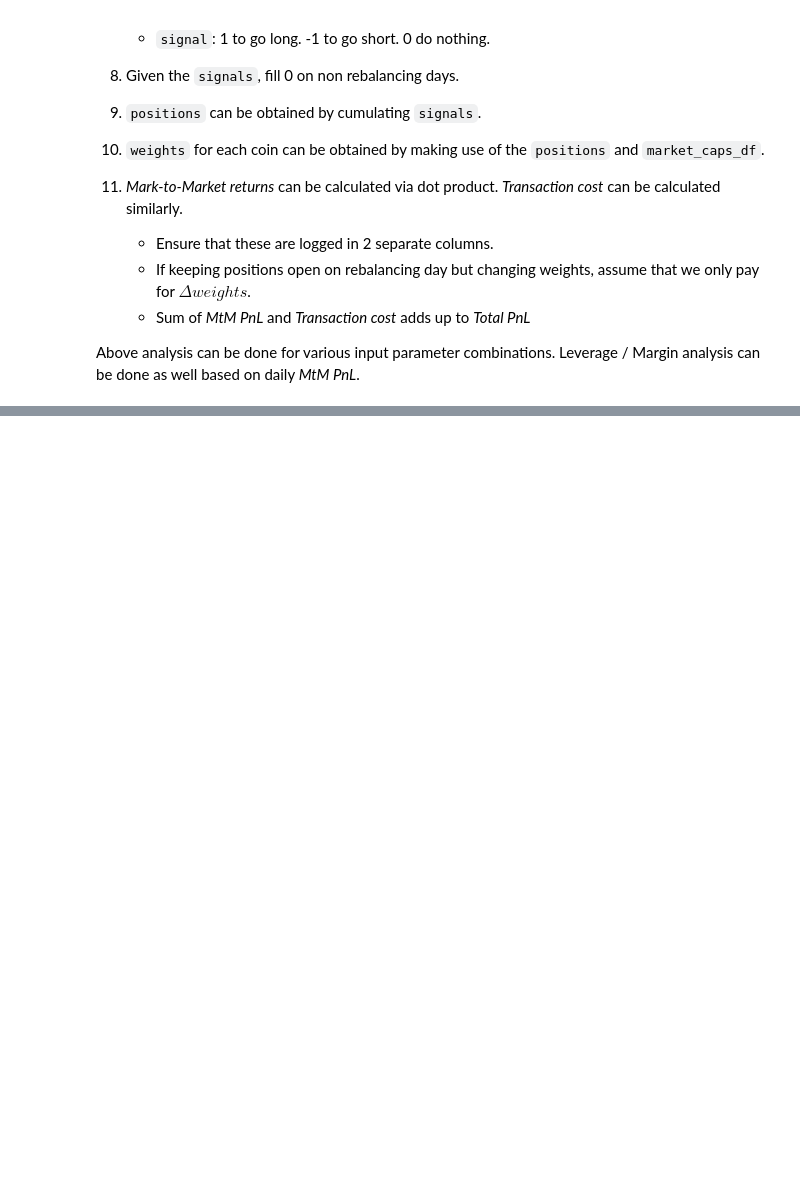
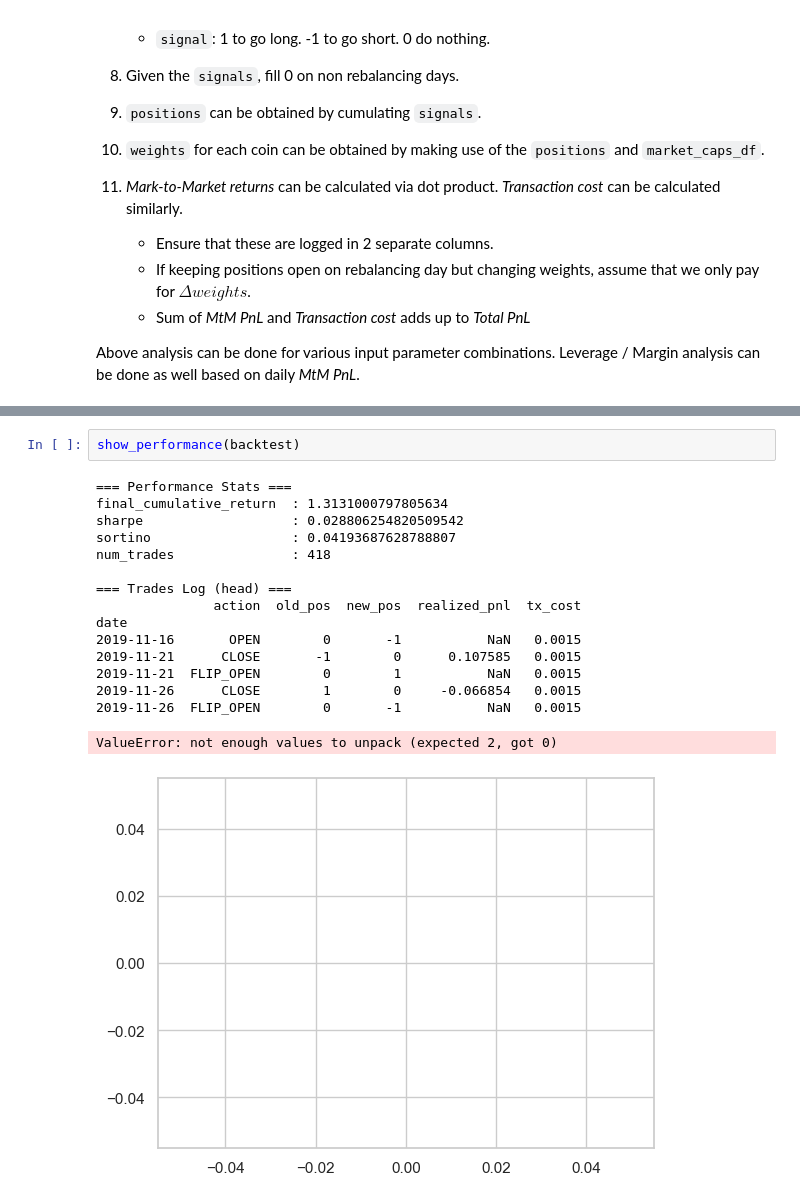
Before and after one commit to andrewpark19/QTS_Final_Project, a Jupyter notebook: QTS_Trading_Project.ipynb, the cells around one changed output, grey strips where cells are left out. Cells and saved outputs as stored; diff of their text form; blank space fills up the shorter version.

```diff
--- a/QTS_Trading_Project.ipynb
+++ b/QTS_Trading_Project.ipynb
@@ -609,0 +701,19 @@ Above analysis can be done for various input parameter combinations. Leverage /
+# %%
+show_performance(backtest)
+# %% [output]
+=== Performance Stats ===
+final_cumulative_return  : 1.3131000797805634
+sharpe                   : 0.028806254820509542
+sortino                  : 0.04193687628788807
+num_trades               : 418
+
+=== Trades Log (head) ===
+               action  old_pos  new_pos  realized_pnl  tx_cost
+date
+2019-11-16       OPEN        0       -1           NaN   0.0015
+2019-11-21      CLOSE       -1        0      0.107585   0.0015
+2019-11-21  FLIP_OPEN        0        1           NaN   0.0015
+2019-11-26      CLOSE        1        0     -0.066854   0.0015
+2019-11-26  FLIP_OPEN        0       -1           NaN   0.0015
+ValueError: not enough values to unpack (expected 2, got 0)
+[figure, added]
```
Also changed, not shown: parts of 5 cells of this notebook, 1 other file.
